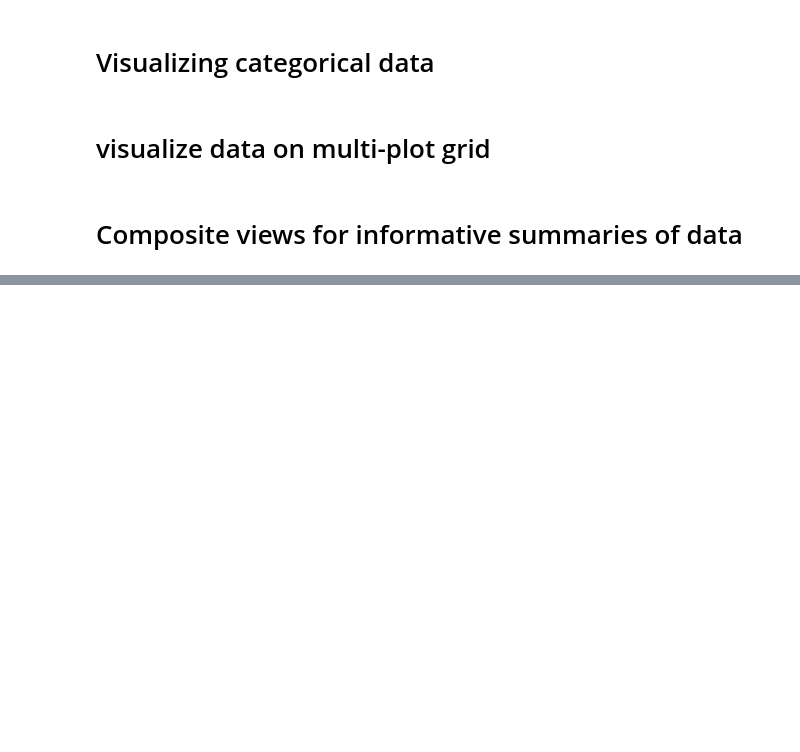
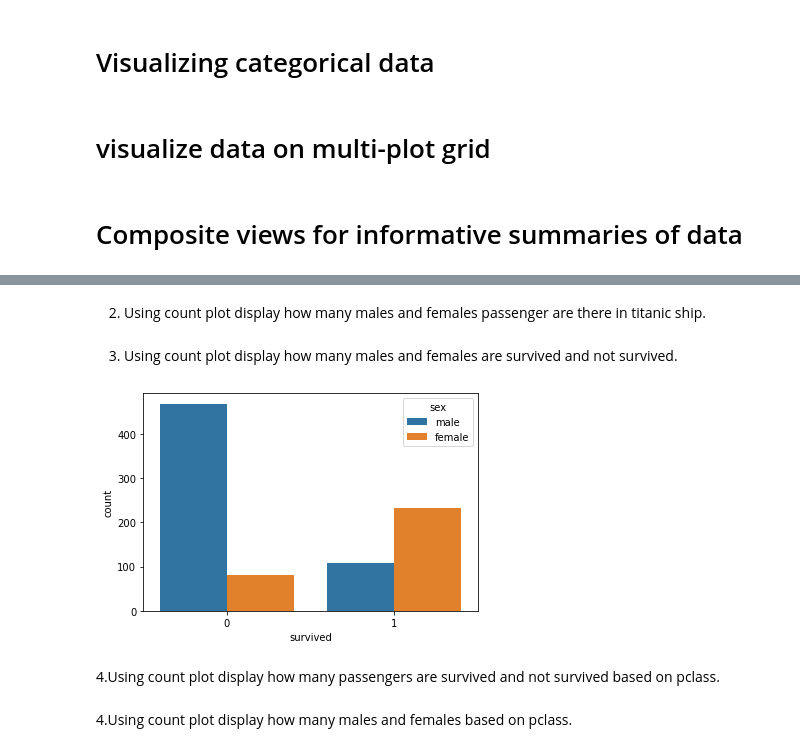
Before and after one commit to laxminavalagi/5thSem, a Jupyter notebook: Data_visualization_with_python.ipynb, the cells around one changed output, grey strips where cells are left out. Saved outputs shown, nothing was run; the diff lists cells and outputs as text; code cells hidden in the pictures; blank space fills up the shorter version.

```diff
--- a/Data_visualization_with_python.ipynb
+++ b/Data_visualization_with_python.ipynb
@@ -813,0 +852,13 @@ array([<AxesSubplot:xlabel='Date'>, <AxesSubplot:xlabel='Date'>,
+# %% [markdown]
+2. Using count plot display how many males and females passenger are there in titanic ship.
+# %% [markdown]
+3. Using count plot display how many males and females are survived and not survived.
+# %%
+sns.countplot(x="survived", hue="sex", data=df)
+plt.show()
+# %% [output]
+[figure, added]
+# %% [markdown]
+4.Using count plot display how many passengers are survived and not survived based on pclass.
+# %% [markdown]
+4.Using count plot display how many males and females based on pclass.
```
Also changed, not shown: parts of 94 cells of this notebook.
